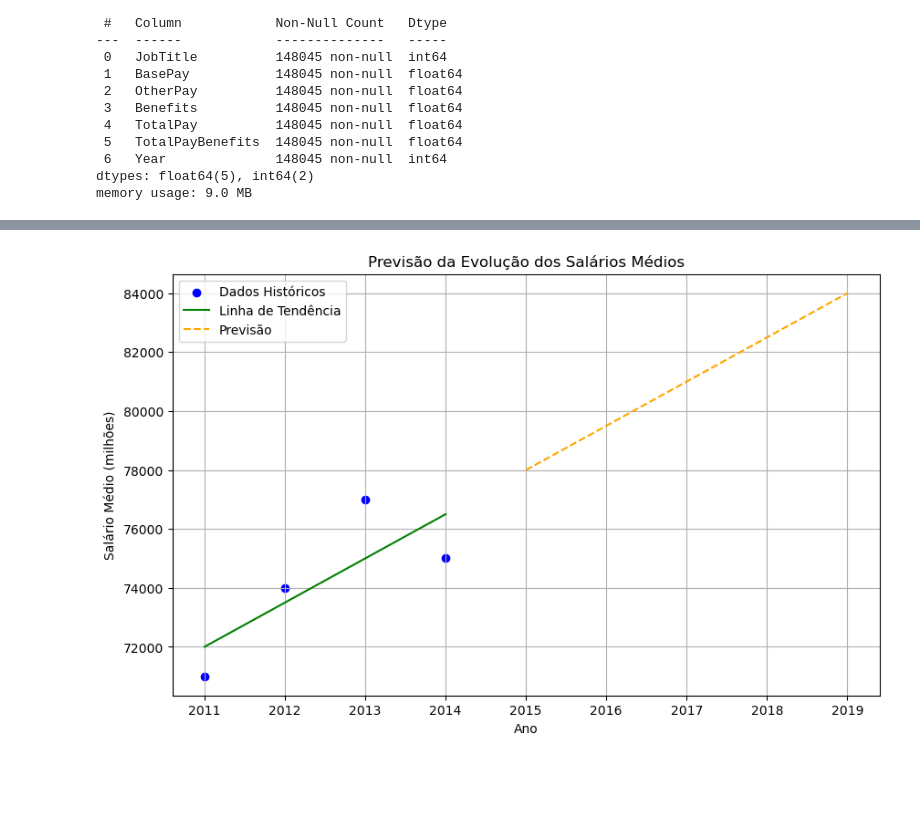
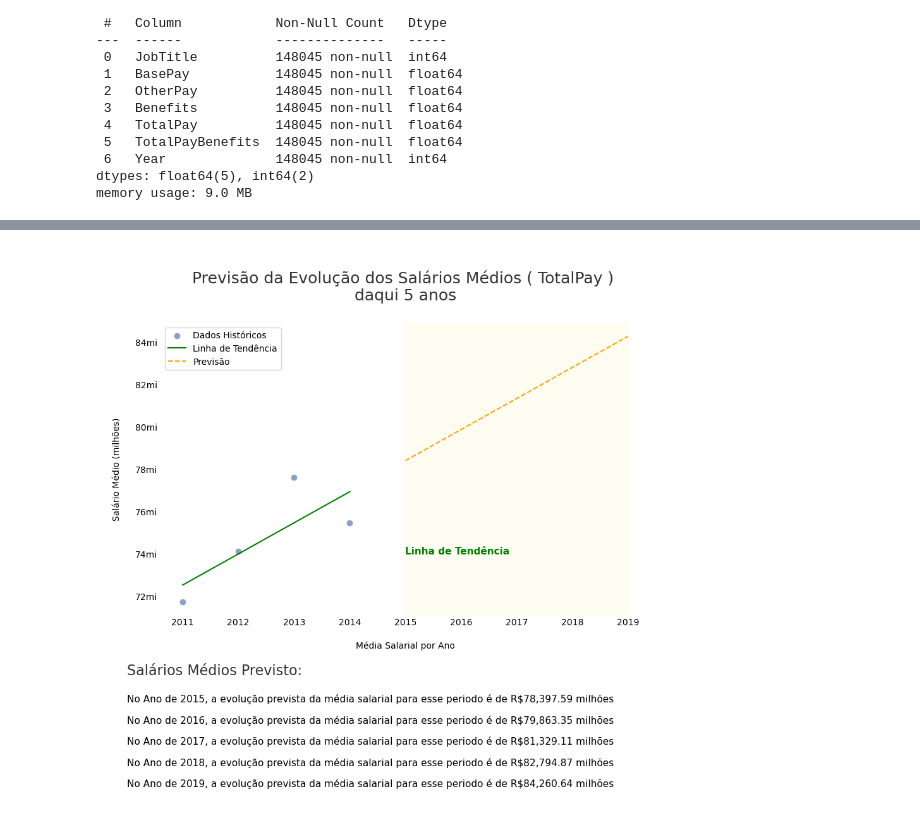
Before and after one commit to carlosmorais-git/EstudoSalariosUnidadeSanFrancisco, a Jupyter notebook: main.ipynb, the cells around one changed output, grey strips where cells are left out. Drawn from its saved outputs; the diff is of its cells as text; code cells hidden in the pictures; blank space fills up the shorter version.

```diff
--- a/main.ipynb
+++ b/main.ipynb
@@ -641,33 +535,66 @@ RSME: 18.36
 # %%
 
+tabela_mediao_salarios = tabela.groupby('Year')[['TotalPay','TotalPayBenefits']].mean()
+anos = np.array([2011, 2012, 2013, 2014]).reshape(-1, 1)
+TotalPay = np.array(tabela_mediao_salarios['TotalPay'].values)  # Exemplos em milhões
+TotalPayBenefits = np.array(tabela_mediao_salarios['TotalPayBenefits'].values)  # Exemplos em milhões
 
-# Dados históricos (ano e salários médios, em milhões por exemplo)
-anos = np.array([2011, 2012, 2013, 2014]).reshape(-1, 1)
-TotalPay = np.array([71000, 74000, 77000, 75000])  # Exemplos em milhões
-TotalPayBenefits = np.array([71000, 100000, 101000, 100000])  # Exemplos em milhões
+
+valores = {'TotalPay':TotalPay,
+           'TotalPayBenefits':TotalPayBenefits}
+
 
 # Treinando o modelo de regressão linear
-modelo = LinearRegression()
-modelo.fit(anos, TotalPay)
+for valor in valores:
+    modelo = LinearRegression()
+    modelo.fit(anos, valores[valor])
 
-# Previsões para os próximos 5 anos
-anos_futuros = np.array([2015,2016,2017,2018,2019]).reshape(-1, 1)
-previsoes = modelo.predict(anos_futuros)
+    # Exemplo de uso
+    array1 = modelo.predict(anos)  # Resultado do modelo
+    array2 = previsoes  # Previsões futuras
 
-# Visualização
-plt.figure(figsize=(10, 6))
-plt.scatter(anos, TotalPay, color='blue', label='Dados Históricos')
-plt.plot(anos, modelo.predict(anos), color='green', label='Linha de Tendência')
-plt.plot(anos_futuros, previsoes, color='orange', linestyle='--', label='Previsão')
-plt.title('Previsão da Evolução dos Salários Médios')
-plt.xlabel('Ano')
-plt.ylabel('Salário Médio (milhões)')
-plt.legend()
-plt.grid(True)
-plt.show()
 
-# Exibindo os resultados
-for ano, salario in zip(anos_futuros.flatten(), previsoes):
-    print(f"Ano: {ano}, Salário Médio Previsto: R${salario:,.2f} milhões")
+    # Previsões para os próximos 5 anos
+    anos_futuros = np.array([2015,2016,2017,2018,2019]).reshape(-1, 1)
+    previsoes = modelo.predict(anos_futuros)
+
+
+    # Criação e Edição do Gráfico
+    plt.figure(figsize=(10, 6))
+    plt.scatter(anos, valores[valor], label='Dados Históricos',color=paletas[2])
+    plt.plot(anos, modelo.predict(anos), color='green', label='Linha de Tendência')
+    plt.plot(anos_futuros, previsoes, color='orange', linestyle='--', label='Previsão')
+
+
+
+    plt.axvspan(2015, 2019, color=cores[5], alpha=0.15)
+    plt.text(2015, posicao_y(2), 'Linha de Tendência', fontsize=11, color='green', weight='bold')
+    posicao_inicial_y = posicao_y(0)
+
+    # Aplica a formatação personalizada ao eixo Y.
+    plt.gca().yaxis.set_major_formatter(FuncFormatter(format_ticks))
+
+    plt.tick_params(axis='y',length=0)
+    plt.tick_params(axis='x', length=0)
+
+    plt.title(f'\nPrevisão da Evolução dos Salários Médios ( {valor} ) \ndaqui 5 anos\n',fontsize=18,alpha=0.8)
+    plt.ylabel('\nSalário Médio (milhões)\n')
+    plt.xlabel('\nMédia Salarial por Ano\n')
+    plt.legend()
+
+    plt.box(False)# retirar as bordas do gráfico
+
+
+   # Exibindo os resultados
+    acrescimo = 7 if valor == 'TotalPayBenefits' else 1
+    posicao_inicial_y -= 2500*acrescimo
+    plt.text(2010, posicao_inicial_y, "Salários Médios Previsto:\n", fontsize=16,alpha=0.8)
+
+    for ano, salario in zip(anos_futuros.flatten(), previsoes):
+
+        posicao_inicial_y -= 1000*acrescimo
+        plt.text(2010, posicao_inicial_y, f"No Ano de {ano}, a evolução prevista da média salarial para esse periodo é de R${salario:,.2f} milhões\n", fontsize=11)
+
+    plt.show()
 # %% [output]
-[figure, old version]
+[figure, new version]
```
Also changed, not shown: parts of 38 cells of this notebook.
